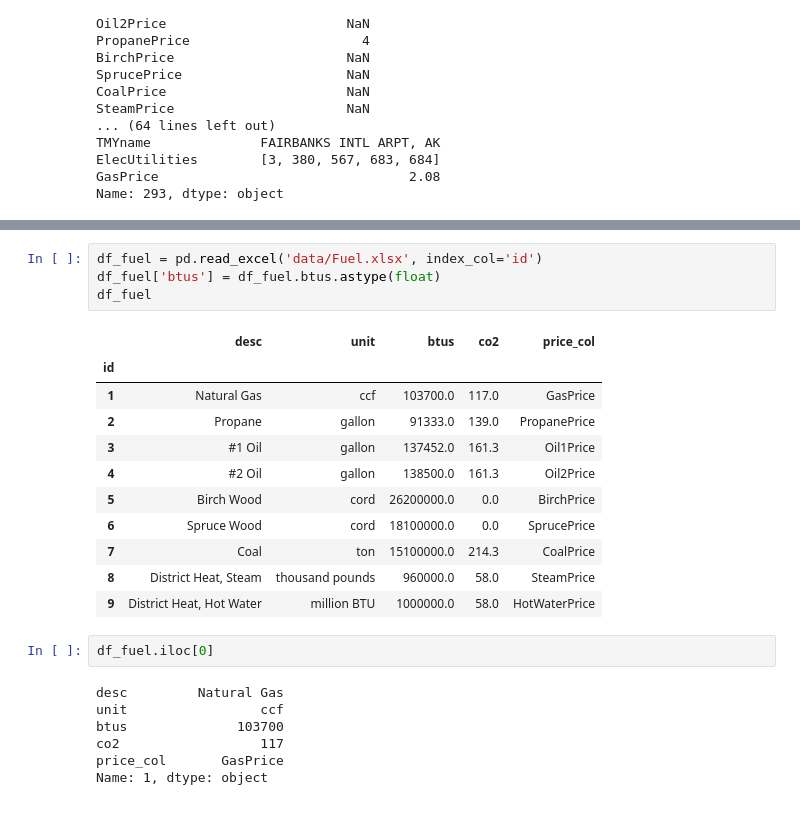
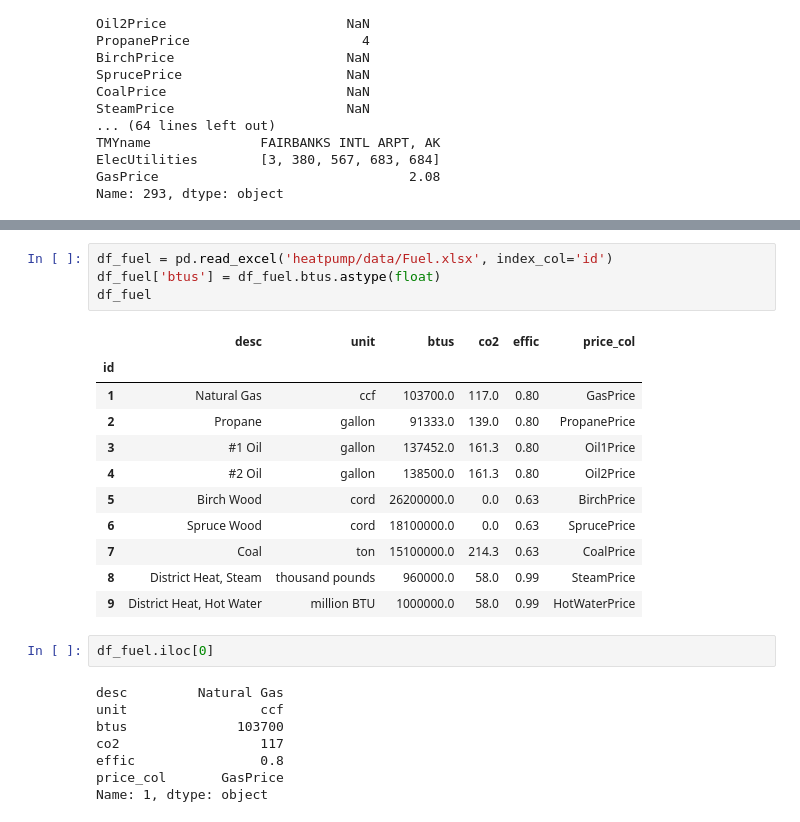
Before and after one commit to alanmitchell/heat-pump-calc, a Jupyter notebook: hp_calc_prep.ipynb, the cells around one changed output, grey strips where cells are left out. Saved outputs shown, nothing was run; the diff lists cells and outputs as text.

```diff
--- a/heatpump/hp_calc_prep.ipynb
+++ b/hp_calc_prep.ipynb
@@ -438,21 +438,21 @@ PCEFundingPct                                                           1
 MiscNotes               Inflation factors and discount rate from 2011 ...
 Name: 0, dtype: object
 # %%
-df_fuel = pd.read_excel('data/Fuel.xlsx', index_col='id')
+df_fuel = pd.read_excel('heatpump/data/Fuel.xlsx', index_col='id')
 df_fuel['btus'] = df_fuel.btus.astype(float)
 df_fuel
 # %% [output]
-|  | desc | unit | btus | co2 | price_col |
-| id |  |  |  |  |  |
-| 1 | Natural Gas | ccf | 103700.0 | 117.0 | GasPrice |
-| 2 | Propane | gallon | 91333.0 | 139.0 | PropanePrice |
-| 3 | #1 Oil | gallon | 137452.0 | 161.3 | Oil1Price |
-| 4 | #2 Oil | gallon | 138500.0 | 161.3 | Oil2Price |
-| 5 | Birch Wood | cord | 26200000.0 | 0.0 | BirchPrice |
-| 6 | Spruce Wood | cord | 18100000.0 | 0.0 | SprucePrice |
-| 7 | Coal | ton | 15100000.0 | 214.3 | CoalPrice |
-| 8 | District Heat, Steam | thousand pounds | 960000.0 | 58.0 | SteamPrice |
-| 9 | District Heat, Hot Water | million BTU | 1000000.0 | 58.0 | HotWaterPrice |
+|  | desc | unit | btus | co2 | effic | price_col |
+| id |  |  |  |  |  |  |
+| 1 | Natural Gas | ccf | 103700.0 | 117.0 | 0.80 | GasPrice |
+| 2 | Propane | gallon | 91333.0 | 139.0 | 0.80 | PropanePrice |
+| 3 | #1 Oil | gallon | 137452.0 | 161.3 | 0.80 | Oil1Price |
+| 4 | #2 Oil | gallon | 138500.0 | 161.3 | 0.80 | Oil2Price |
+| 5 | Birch Wood | cord | 26200000.0 | 0.0 | 0.63 | BirchPrice |
+| 6 | Spruce Wood | cord | 18100000.0 | 0.0 | 0.63 | SprucePrice |
+| 7 | Coal | ton | 15100000.0 | 214.3 | 0.63 | CoalPrice |
+| 8 | District Heat, Steam | thousand pounds | 960000.0 | 58.0 | 0.99 | SteamPrice |
+| 9 | District Heat, Hot Water | million BTU | 1000000.0 | 58.0 | 0.99 | HotWaterPrice |
 # %%
 df_fuel.iloc[0]
 # %% [output]
@@ -460,5 +460,6 @@ desc         Natural Gas
 unit                 ccf
 btus              103700
 co2                  117
+effic                0.8
 price_col       GasPrice
 Name: 1, dtype: object
```
Also changed, not shown: parts of 6 cells of this notebook, 1 other file.
